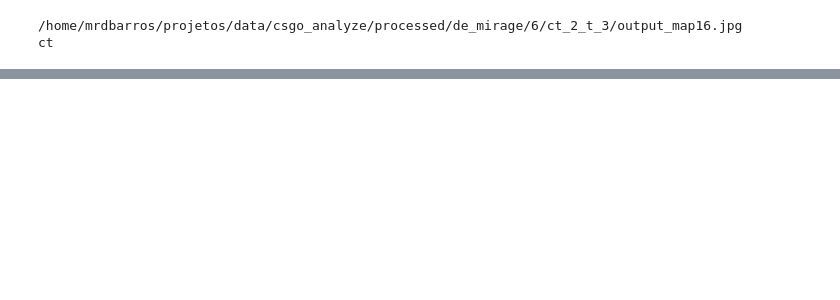
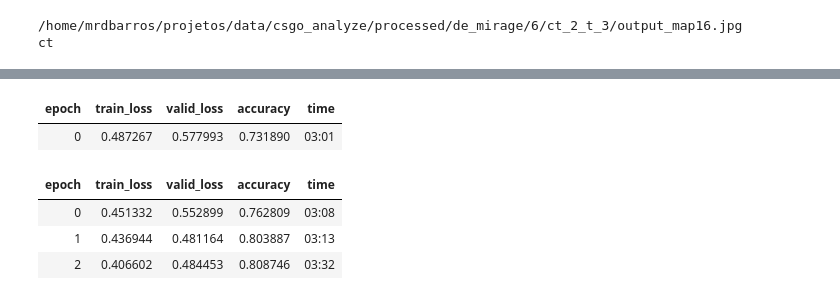
Before and after one commit to mrdbarros/csgo_analyze, a Jupyter notebook: 00_core.ipynb, the cells around one changed output, grey strips where cells are left out. Saved outputs shown, nothing was run; the diff lists cells and outputs as text; code cells hidden in the pictures; blank space fills up the shorter version.

```diff
--- a/00_core.ipynb
+++ b/00_core.ipynb
@@ -146,0 +293,9 @@ len(files)
+# %%
+learn.fine_tune(3, 5e-4)
+# %% [output]
+| epoch | train_loss | valid_loss | accuracy | time |
+| 0 | 0.487267 | 0.577993 | 0.731890 | 03:01 |
+| epoch | train_loss | valid_loss | accuracy | time |
+| 0 | 0.451332 | 0.552899 | 0.762809 | 03:08 |
+| 1 | 0.436944 | 0.481164 | 0.803887 | 03:13 |
+| 2 | 0.406602 | 0.484453 | 0.808746 | 03:32 |
```
Also changed, not shown: parts of 25 cells of this notebook.
